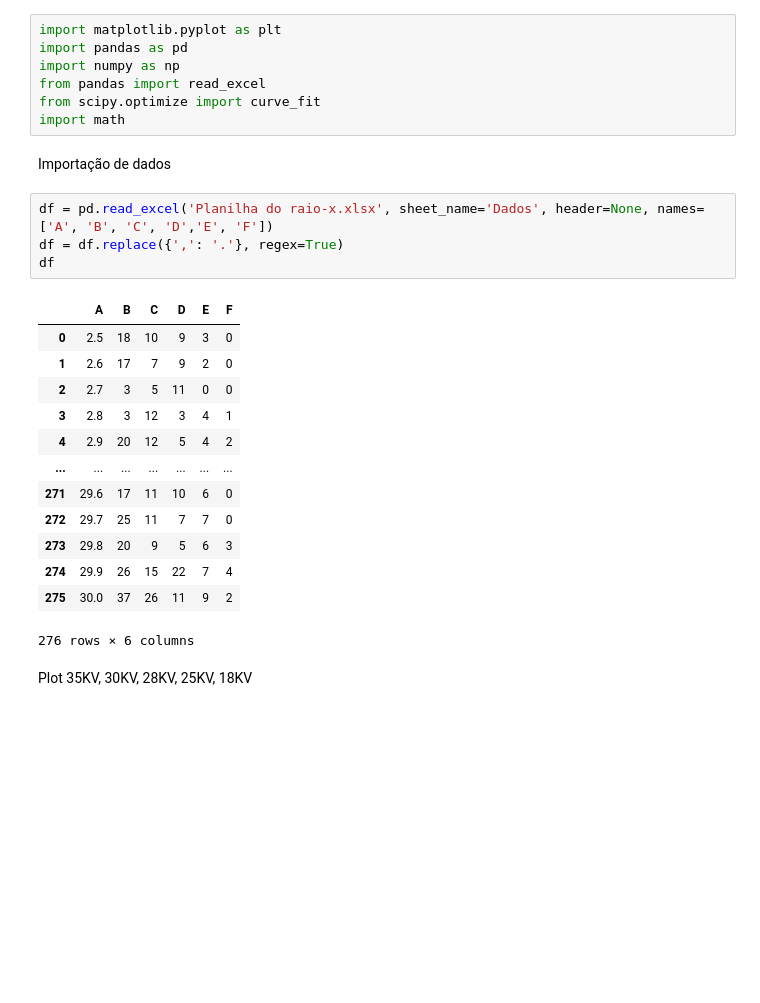
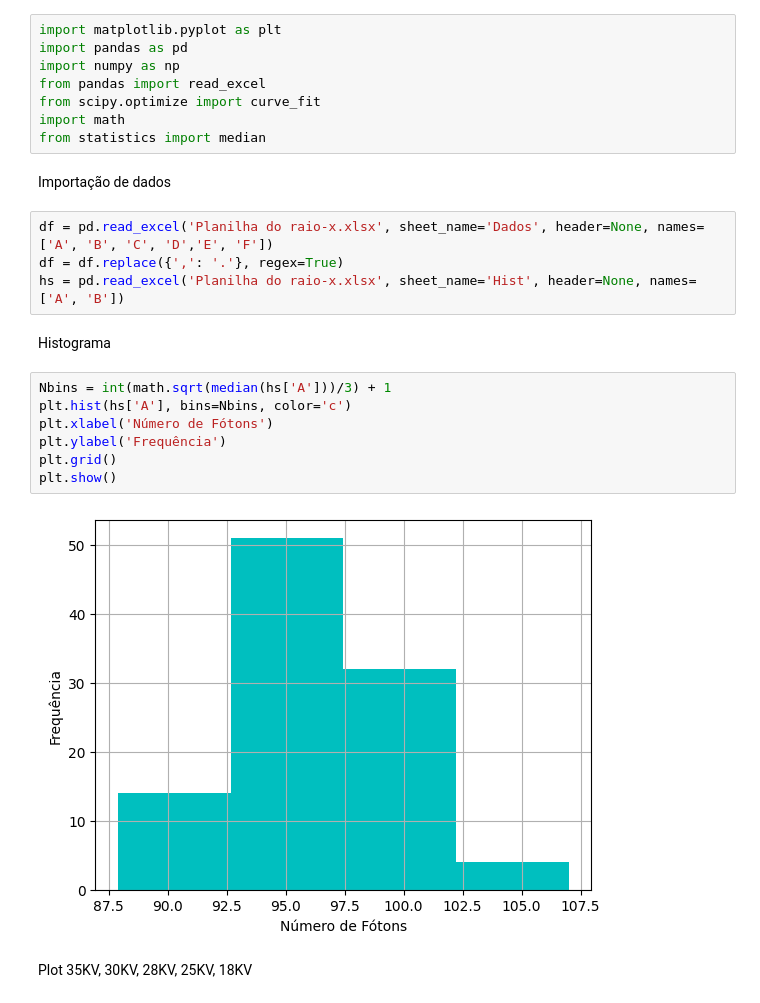
Before and after one commit to DanielDCSS/LabGlither, a Jupyter notebook: OpenLabEX2 V2.ipynb, the cells around one changed output. Cells and saved outputs as stored; diff of their text form; blank space fills up the shorter version.

Commit message:
Atyualização primeiro hist

```diff
--- a/OpenLabEX2 V2.ipynb
+++ b/OpenLabEX2 V2.ipynb
@@ -5,26 +5,24 @@ import numpy as np
 from pandas import read_excel
 from scipy.optimize import curve_fit
 import math
+from statistics import median
 # %% [markdown]
 Importação de dados
 # %%
 df = pd.read_excel('Planilha do raio-x.xlsx', sheet_name='Dados', header=None, names=['A', 'B', 'C', 'D','E', 'F'])
 df = df.replace({',': '.'}, regex=True)
-df
+hs = pd.read_excel('Planilha do raio-x.xlsx', sheet_name='Hist', header=None, names=['A', 'B'])
-# %% [output]
-|  | A | B | C | D | E | F |
-| 0 | 2.5 | 18 | 10 | 9 | 3 | 0 |
-| 1 | 2.6 | 17 | 7 | 9 | 2 | 0 |
-| 2 | 2.7 | 3 | 5 | 11 | 0 | 0 |
-| 3 | 2.8 | 3 | 12 | 3 | 4 | 1 |
-| 4 | 2.9 | 20 | 12 | 5 | 4 | 2 |
-| ... | ... | ... | ... | ... | ... | ... |
-| 271 | 29.6 | 17 | 11 | 10 | 6 | 0 |
-| 272 | 29.7 | 25 | 11 | 7 | 7 | 0 |
-| 273 | 29.8 | 20 | 9 | 5 | 6 | 3 |
-| 274 | 29.9 | 26 | 15 | 22 | 7 | 4 |
-| 275 | 30.0 | 37 | 26 | 11 | 9 | 2 |
-276 rows × 6 columns
+# %% [markdown]
+Histograma
+# %%
+Nbins = int(math.sqrt(median(hs['A']))/3) + 1
+plt.hist(hs['A'], bins=Nbins, color='c')
+plt.xlabel('Número de Fótons')
+plt.ylabel('Frequência')
+plt.grid()
+plt.show()
+# %% [output]
+[figure, added]
 # %% [markdown]
 Plot 35KV, 30KV, 28KV, 25KV, 18KV
 # %%
```
Also changed, not shown: parts of 6 cells of this notebook, 1 other file.
